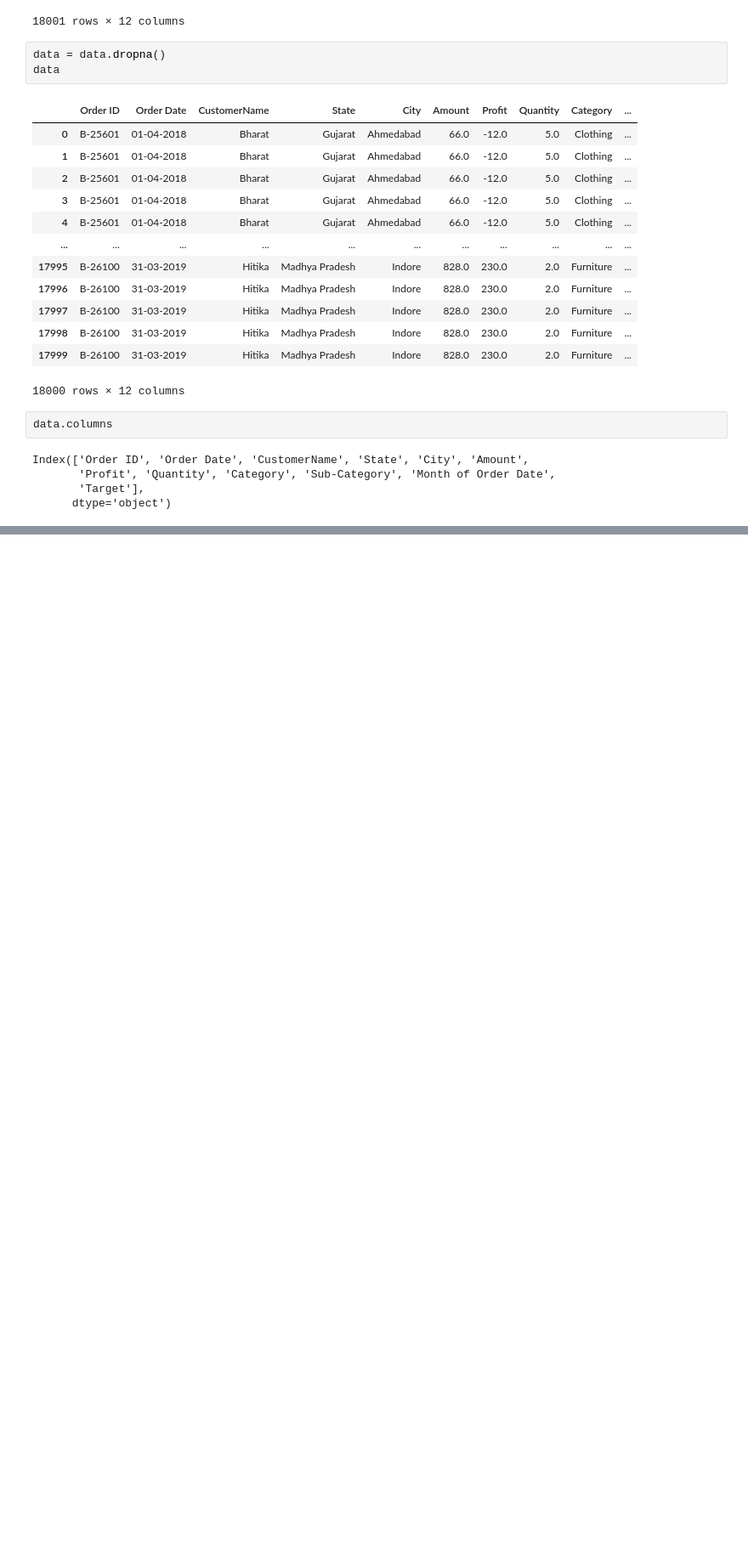
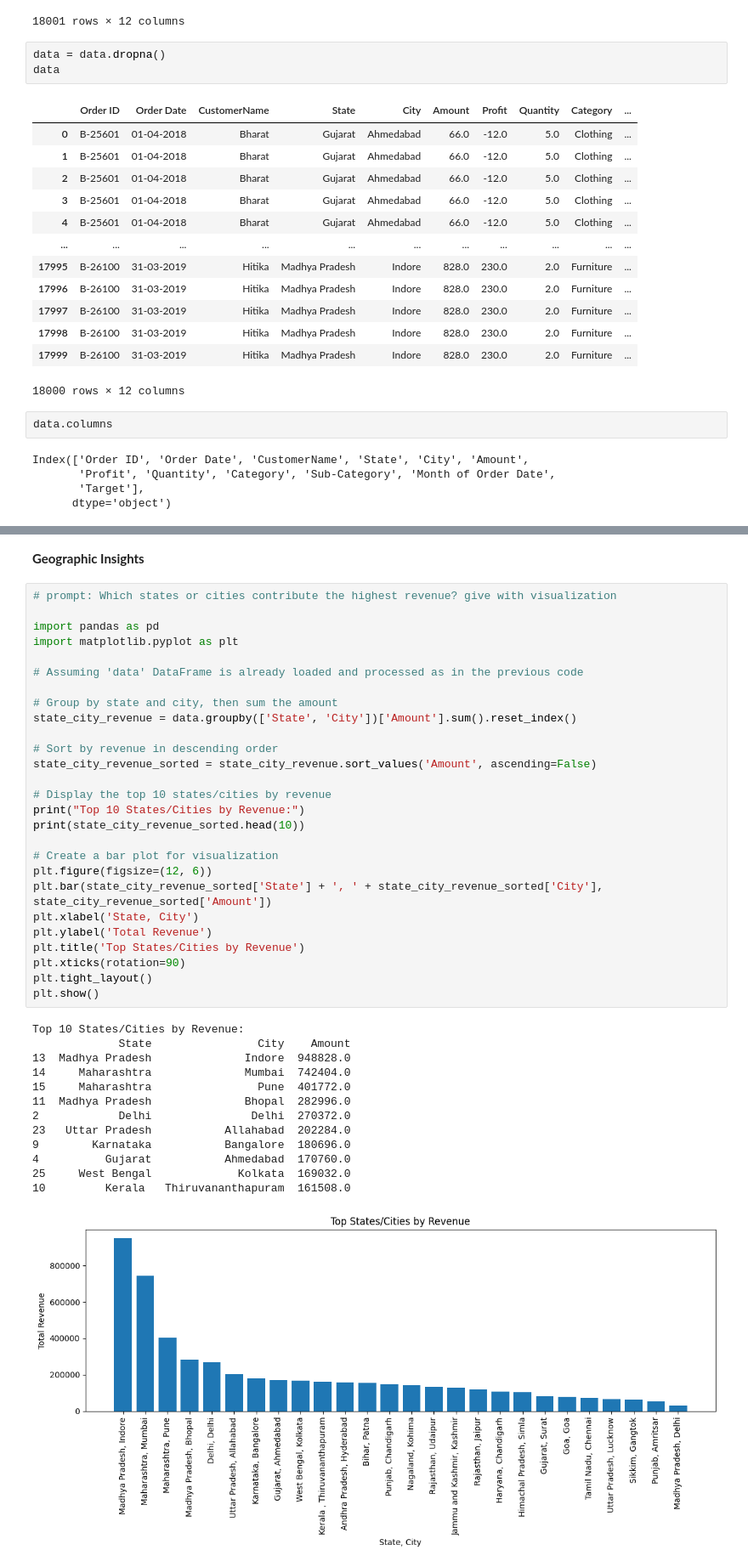
Before and after one commit to Daneswariaddala/Daneswari, a Jupyter notebook: E_Commerce_orders.ipynb, the cells around one changed output, grey strips where cells are left out. Shown: that part at 85% size. Saved outputs shown, nothing was run; the diff lists cells and outputs as text; blank space fills up the shorter version.

```diff
--- a/E_Commerce_orders.ipynb
+++ b/E_Commerce_orders.ipynb
@@ -285,0 +414,43 @@ Index(['Order ID', 'Order Date', 'CustomerName', 'State', 'City', 'Amount',
+# %% [markdown]
+**Geographic Insights**
+# %%
+# prompt: Which states or cities contribute the highest revenue? give with visualization
+
+import pandas as pd
+import matplotlib.pyplot as plt
+
+# Assuming 'data' DataFrame is already loaded and processed as in the previous code
+
+# Group by state and city, then sum the amount
+state_city_revenue = data.groupby(['State', 'City'])['Amount'].sum().reset_index()
+
+# Sort by revenue in descending order
+state_city_revenue_sorted = state_city_revenue.sort_values('Amount', ascending=False)
+
+# Display the top 10 states/cities by revenue
+print("Top 10 States/Cities by Revenue:")
+print(state_city_revenue_sorted.head(10))
+
+# Create a bar plot for visualization
+plt.figure(figsize=(12, 6))
+plt.bar(state_city_revenue_sorted['State'] + ', ' + state_city_revenue_sorted['City'], state_city_revenue_sorted['Amount'])
+plt.xlabel('State, City')
+plt.ylabel('Total Revenue')
+plt.title('Top States/Cities by Revenue')
+plt.xticks(rotation=90)
+plt.tight_layout()
+plt.show()
+# %% [output]
+Top 10 States/Cities by Revenue:
+             State                City    Amount
+13  Madhya Pradesh              Indore  948828.0
+14     Maharashtra              Mumbai  742404.0
+15     Maharashtra                Pune  401772.0
+11  Madhya Pradesh              Bhopal  282996.0
+2            Delhi               Delhi  270372.0
+23   Uttar Pradesh           Allahabad  202284.0
+9        Karnataka           Bangalore  180696.0
+4          Gujarat           Ahmedabad  170760.0
+25     West Bengal             Kolkata  169032.0
+10         Kerala   Thiruvananthapuram  161508.0
+[figure, added]
```
Also changed, not shown: parts of 7 cells of this notebook.
